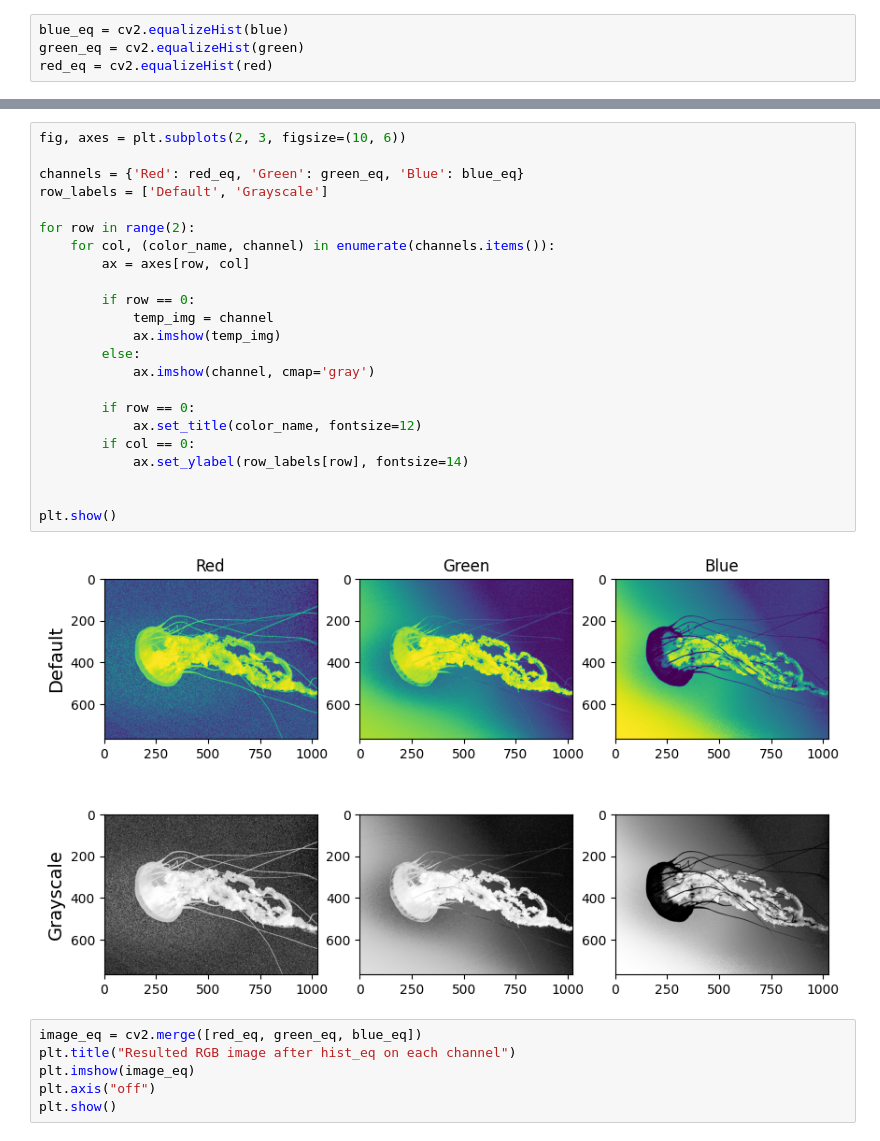
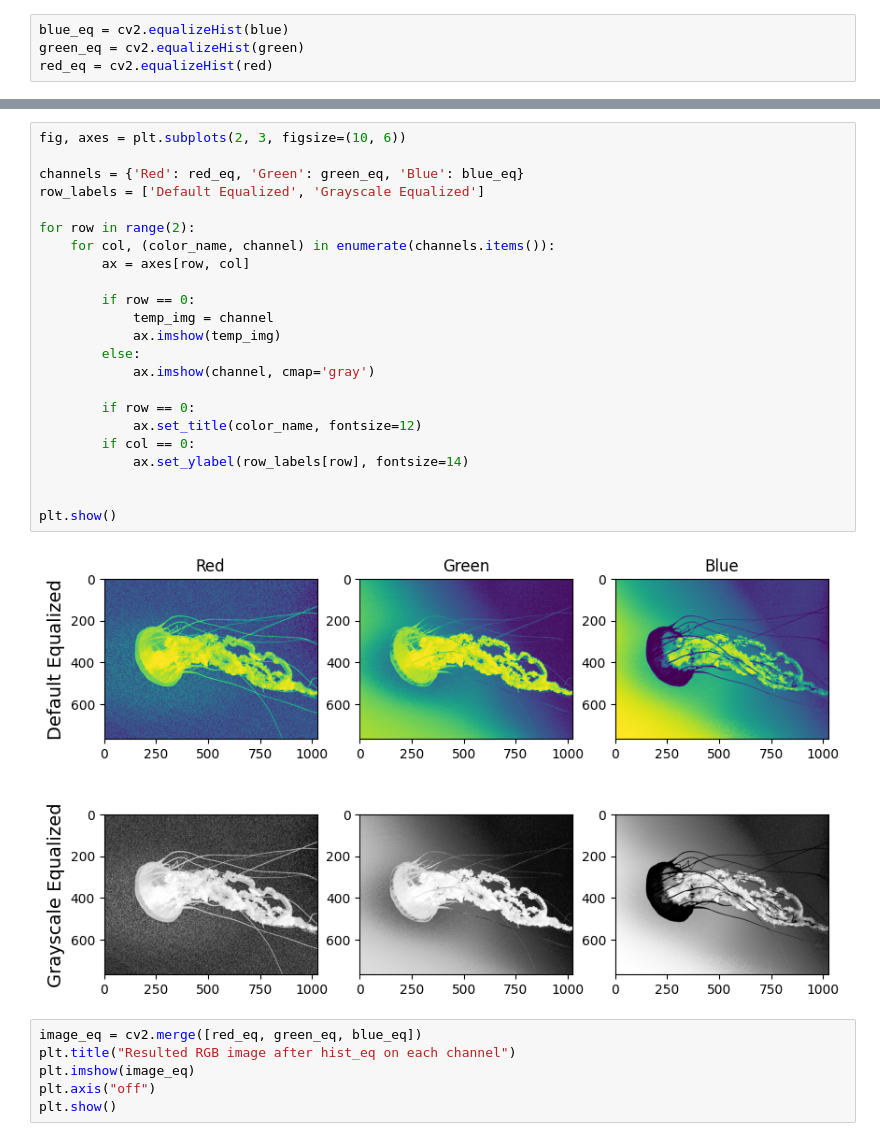
Before and after one commit to omarashraf03/Image-Processing, a Jupyter notebook: Task1/task1.ipynb, the cells around one changed output, grey strips where cells are left out. Saved outputs shown, nothing was run; the diff lists cells and outputs as text.

```diff
--- a/Task1/task1.ipynb
+++ b/Task1/task1.ipynb
@@ -73,28 +89,28 @@ red_eq = cv2.equalizeHist(red)
 # %%
 fig, axes = plt.subplots(2, 3, figsize=(10, 6))
 
 channels = {'Red': red_eq, 'Green': green_eq, 'Blue': blue_eq}
-row_labels = ['Default', 'Grayscale']
+row_labels = ['Default Equalized', 'Grayscale Equalized']
 
 for row in range(2):
     for col, (color_name, channel) in enumerate(channels.items()):
         ax = axes[row, col]
 
         if row == 0:
             temp_img = channel
             ax.imshow(temp_img)
         else:
             ax.imshow(channel, cmap='gray')
 
         if row == 0:
             ax.set_title(color_name, fontsize=12)
         if col == 0:
             ax.set_ylabel(row_labels[row], fontsize=14)
 
 
 plt.show()
 # %% [output]
-[figure, old version]
+[figure, new version]
 # %%
 image_eq = cv2.merge([red_eq, green_eq, blue_eq])
 plt.title("Resulted RGB image after hist_eq on each channel")
```
Also changed, not shown: parts of 2 cells of this notebook.
